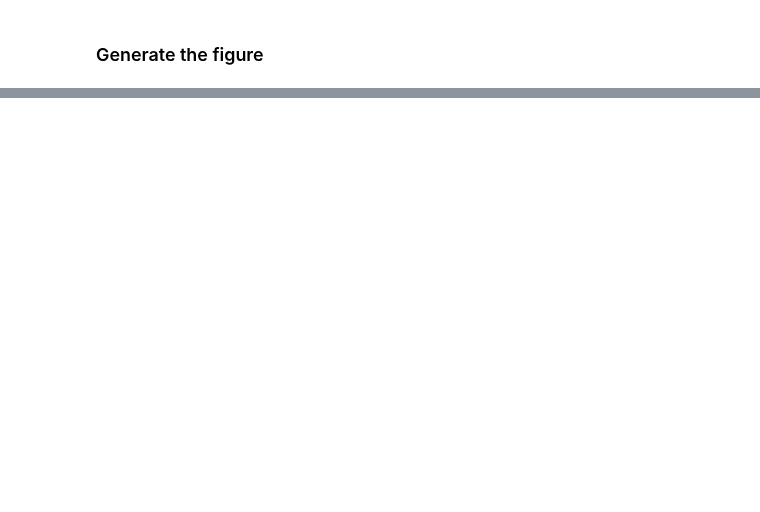
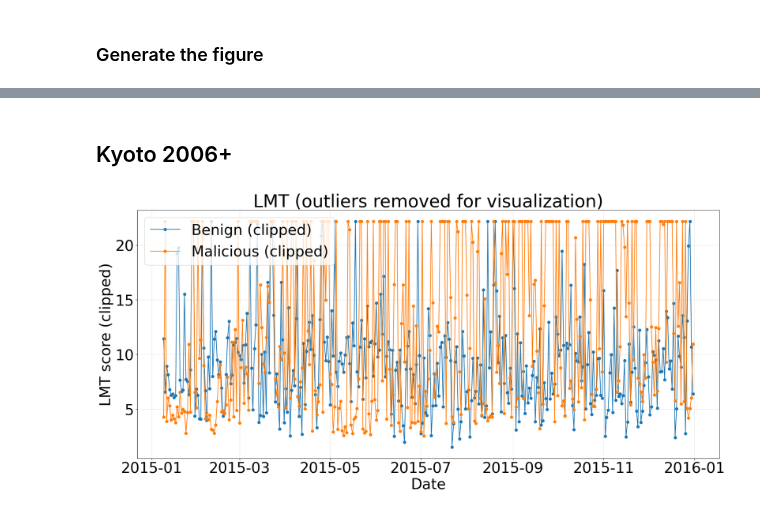
Before and after one commit to SafeNetIoT/LANTERN, a Jupyter notebook: SOTA/analysis.ipynb, the cells around one changed output, grey strips where cells are left out. Drawn from its saved outputs; the diff is of its cells as text; code cells hidden in the pictures; blank space fills up the shorter version.

```diff
--- a/SOTA/analysis.ipynb
+++ b/SOTA/analysis.ipynb
@@ -313,3 +313,33 @@ print(stage_map)
 2         3  S4 = Benign + Attack(1..4)
 3         4  S5 = Benign + Attack(1..5)
 4         5  S6 = Benign + Attack(1..6)
+# %% [markdown]
+## Kyoto 2006+
+# %%
+import pandas as pd
+import matplotlib.pyplot as plt
+
+df = pd.read_csv("benign/kyoto_daily_scores_raw.csv")
+df["block_start"] = pd.to_datetime(df["block_start"])
+
+# compute cap from benign distribution
+cap = df["lmt_score_benign"].quantile(0.96)
+
+# clip both curves
+df["lmt_ben_clip"] = df["lmt_score_benign"].clip(upper=cap)
+df["lmt_mal_clip"] = df["lmt_score_malicious"].clip(upper=cap)
+
+plt.figure(figsize=(20, 10))
+
+plt.plot(df["block_start"], df["lmt_ben_clip"], label="Benign (clipped)", marker="o")
+plt.plot(df["block_start"], df["lmt_mal_clip"], label="Malicious (clipped)", marker="o")
+
+plt.xlabel("Date")
+plt.ylabel("LMT score (clipped)")
+plt.title("LMT (outliers removed for visualization)")
+plt.legend()
+plt.grid(alpha=0.3)
+plt.tight_layout()
+plt.show()
+# %% [output]
+[figure, added]
```
Also changed, not shown: parts of 6 cells of this notebook, 45 other files.
